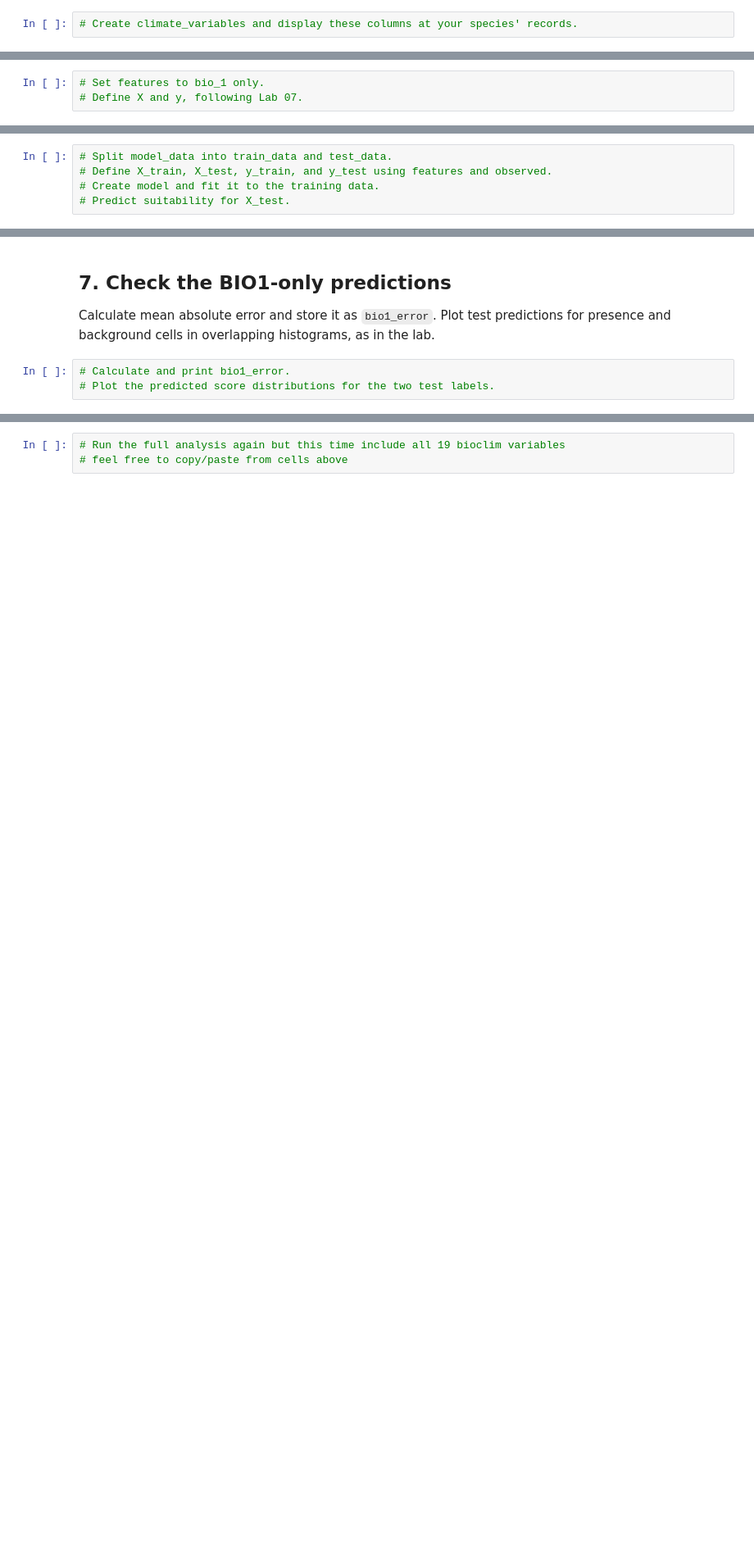
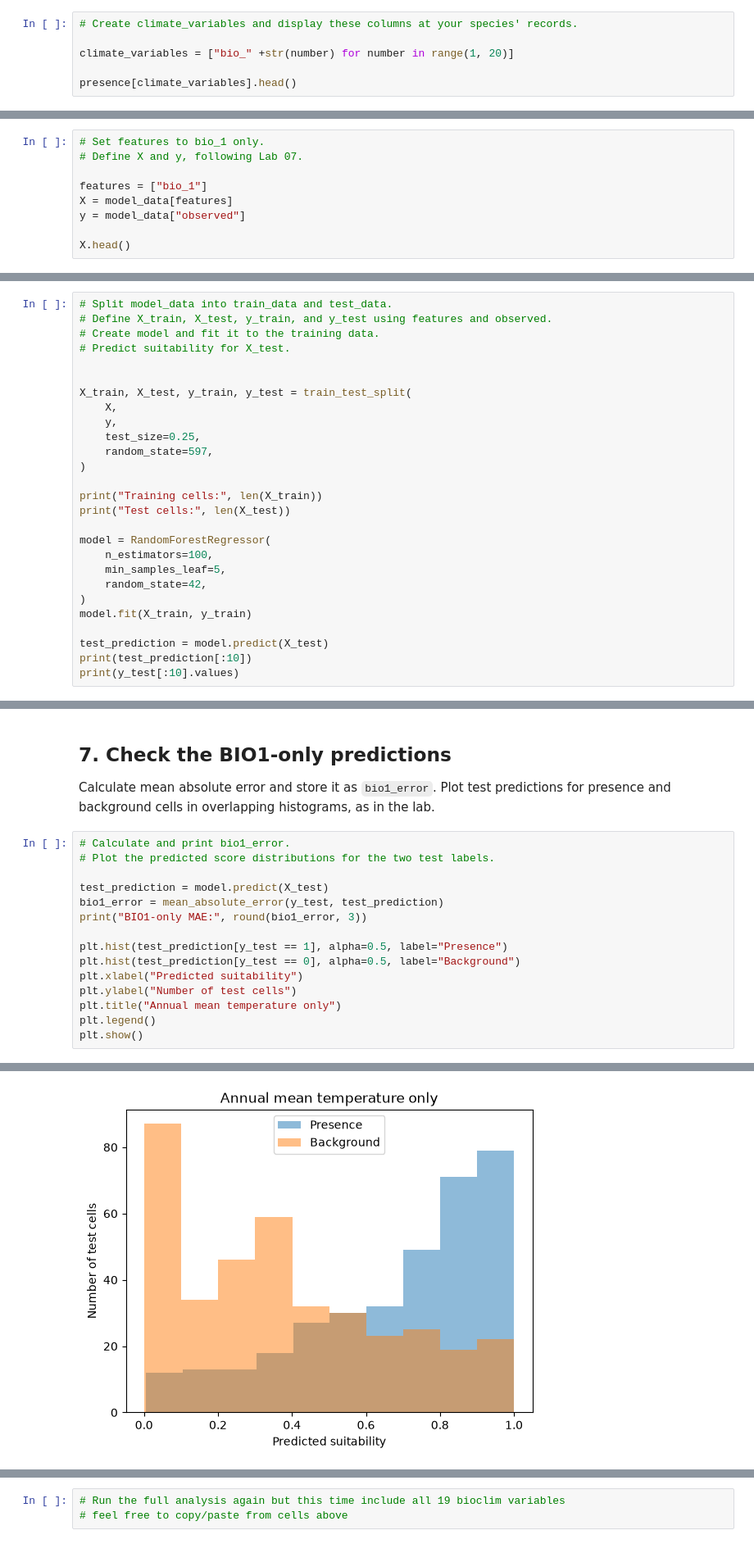
Before and after one commit to meganklutts/BIO597-SpatialBiodiversity, a Jupyter notebook: docs/assignments/Assignment-07-MachineLearningSDM.ipynb, the cells around one changed output, grey strips where cells are left out. Shown at 82% size. Saved outputs shown, nothing was run; the diff lists cells and outputs as text; blank space fills up the shorter version.

```diff
--- a/docs/assignments/Assignment-07-MachineLearningSDM.ipynb
+++ b/docs/assignments/Assignment-07-MachineLearningSDM.ipynb
@@ -36,3 +139,7 @@ target_species = "YOUR SPECIES HERE"
 As in Lab 07, make a list called `climate_variables` containing `bio_1` through `bio_19`. We will choose the model predictors after preparing the modeling table.
 # %%
 # Create climate_variables and display these columns at your species' records.
+
+climate_variables = ["bio_" +str(number) for number in range(1, 20)]
+
+presence[climate_variables].head()
@@ -70,3 +205,9 @@ Start with `features = ["bio_1"]`, annual mean temperature, to connect with last
 # %%
 # Set features to bio_1 only.
 # Define X and y, following Lab 07.
+
+features = ["bio_1"]
+X = model_data[features]
+y = model_data["observed"]
+
+X.head()
@@ -81,3 +229,25 @@ Fit a `RandomForestRegressor` using only `bio_1`, with 100 trees, `min_samples_l
 # Define X_train, X_test, y_train, and y_test using features and observed.
 # Create model and fit it to the training data.
 # Predict suitability for X_test.
+
+
+X_train, X_test, y_train, y_test = train_test_split(
+    X,
+    y,
+    test_size=0.25,
+    random_state=597,
+)
+
+print("Training cells:", len(X_train))
+print("Test cells:", len(X_test))
+
+model = RandomForestRegressor(
+    n_estimators=100,
+    min_samples_leaf=5,
+    random_state=42,
+)
+model.fit(X_train, y_train)
+
+test_prediction = model.predict(X_test)
+print(test_prediction[:10])
+print(y_test[:10].values)
@@ -88,3 +264,16 @@ Calculate mean absolute error and store it as `bio1_error`. Plot test prediction
 # %%
 # Calculate and print bio1_error.
 # Plot the predicted score distributions for the two test labels.
+
+test_prediction = model.predict(X_test)
+bio1_error = mean_absolute_error(y_test, test_prediction)
+print("BIO1-only MAE:", round(bio1_error, 3))
+
+plt.hist(test_prediction[y_test == 1], alpha=0.5, label="Presence")
+plt.hist(test_prediction[y_test == 0], alpha=0.5, label="Background")
+plt.xlabel("Predicted suitability")
+plt.ylabel("Number of test cells")
+plt.title("Annual mean temperature only")
+plt.legend()
+plt.show()
+# %% [output]
@@ -91 +281,2 @@ Calculate mean absolute error and store it as `bio1_error`. Plot test prediction
+[figure, added]
 # %% [markdown]
```
Also changed, not shown: parts of 34 cells of this notebook.
